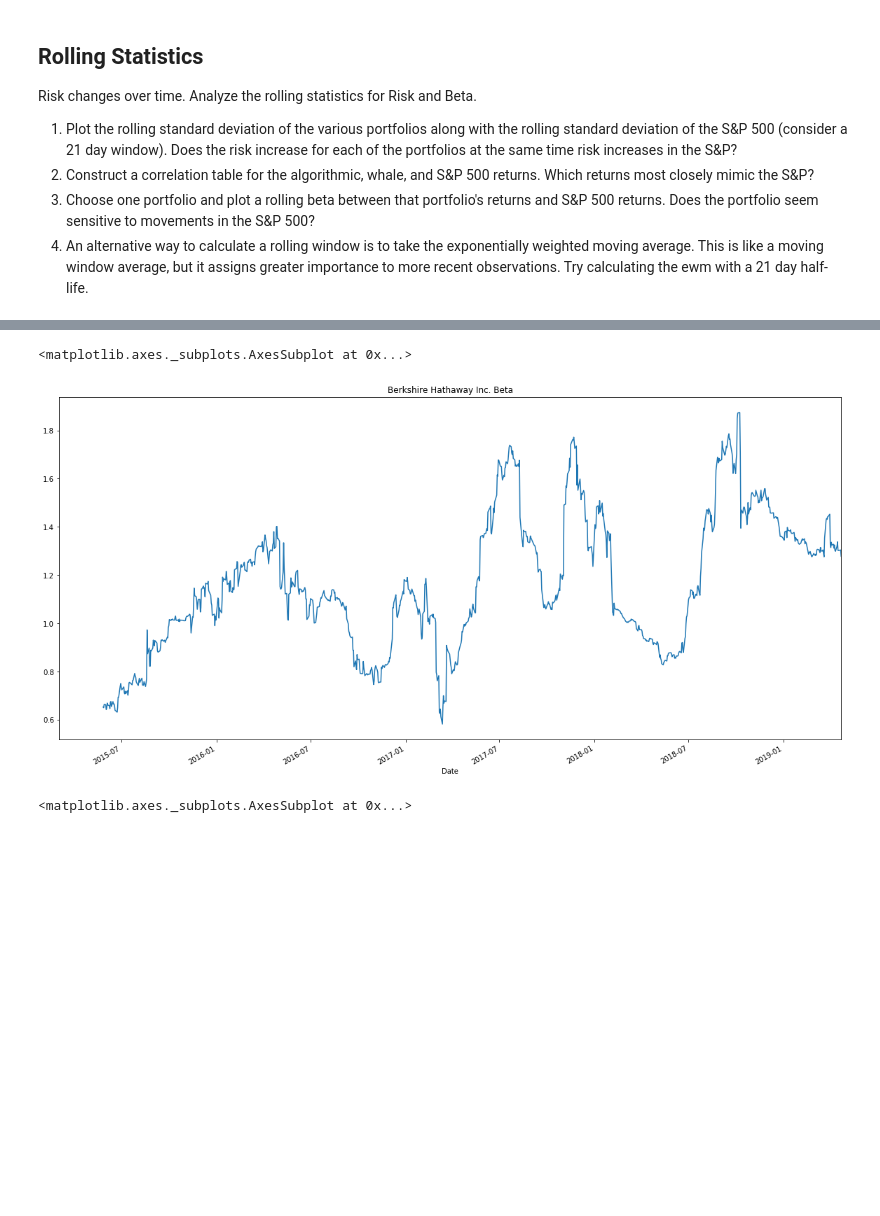
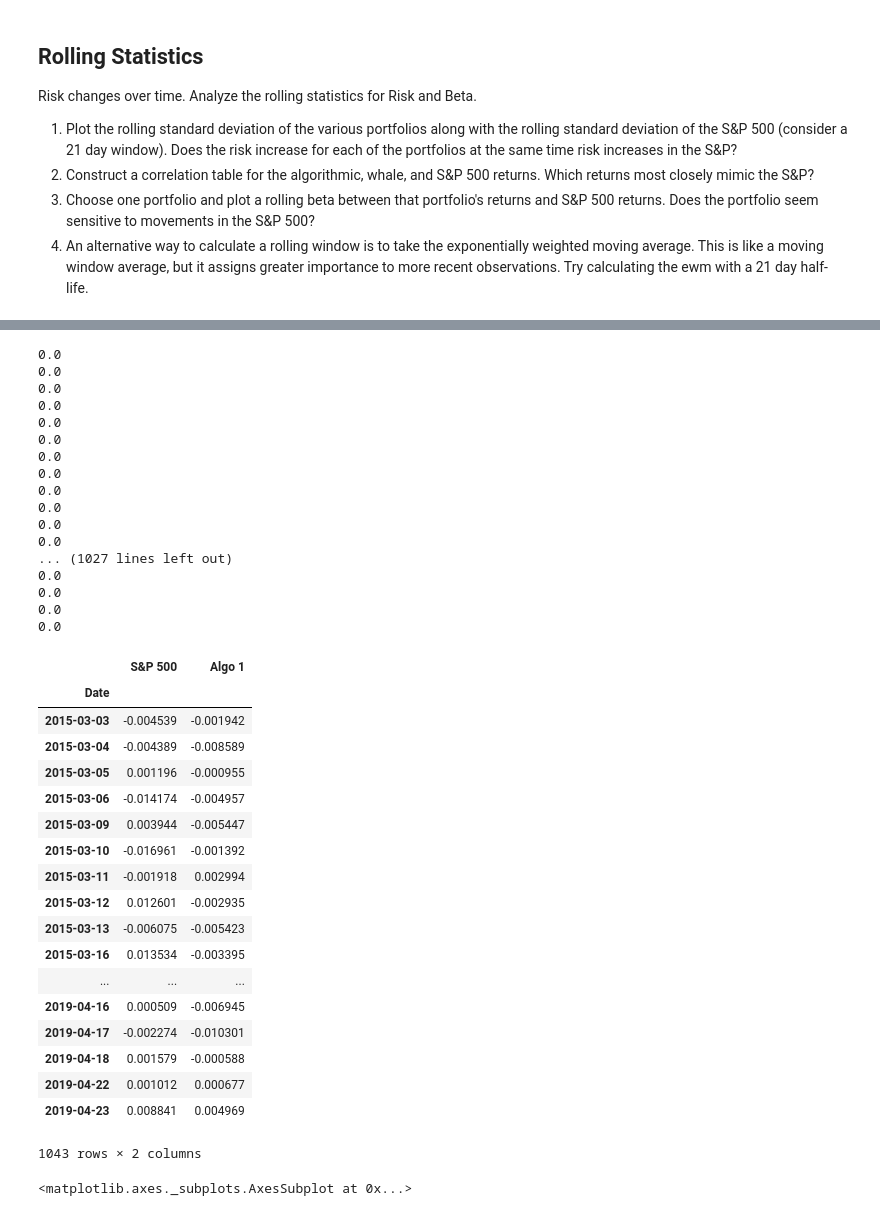
Before and after one commit to okarowolaju/python-homework, a Jupyter notebook: Whale/Starter_Code/whale_analysis.ipynb, the cells around one changed output, grey strips where cells are left out. Drawn from its saved outputs; the diff is of its cells as text; code cells hidden in the pictures; blank space fills up the shorter version.

Commit message:
figuring out stock beta regression series

```diff
--- a/Whale/Starter_Code/whale_analysis.ipynb
+++ b/Whale/Starter_Code/whale_analysis.ipynb
@@ -297,10 +301,58 @@ combined_results #.rolling(21).std()
 # %%
 # Calculate Beta for a single portfolio compared to the total market (S&P 500)
 # (Your graph may differ, dependent upon which portfolio you are comparing)
-# YOUR CODE HERE
+df_beta = combined_results2[["Date","S&P 500", "Algo 1"]]
+df_beta = df_beta.set_index("Date")
+df_beta.index
+for index, row in df_beta.iterrows():
+# for i in df_beta:
+
+    covariance_matrix = df_beta.cov()
+    covariance_coefecient = covariance_matrix.iloc[0,1]
+    print(row['S&P 500'].var())
+
+#     benchmark_variance = df_beta["S&P 500"].var()
+#     beta = covariance_coefecient / benchmark_variance
+#     df_beta['Beta'] = beta
+
+df_beta
 # %% [output]
-<matplotlib.axes._subplots.AxesSubplot at 0x...>
+0.0
+0.0
+0.0
+0.0
+0.0
+0.0
+0.0
+0.0
+0.0
+0.0
+0.0
+0.0
+... (1027 lines left out)
+0.0
+0.0
+0.0
+0.0
-[figure, removed]
+|  | S&P 500 | Algo 1 |
+| Date |  |  |
+| 2015-03-03 | -0.004539 | -0.001942 |
+| 2015-03-04 | -0.004389 | -0.008589 |
+| 2015-03-05 | 0.001196 | -0.000955 |
+| 2015-03-06 | -0.014174 | -0.004957 |
+| 2015-03-09 | 0.003944 | -0.005447 |
+| 2015-03-10 | -0.016961 | -0.001392 |
+| 2015-03-11 | -0.001918 | 0.002994 |
+| 2015-03-12 | 0.012601 | -0.002935 |
+| 2015-03-13 | -0.006075 | -0.005423 |
+| 2015-03-16 | 0.013534 | -0.003395 |
+| ... | ... | ... |
+| 2019-04-16 | 0.000509 | -0.006945 |
+| 2019-04-17 | -0.002274 | -0.010301 |
+| 2019-04-18 | 0.001579 | -0.000588 |
+| 2019-04-22 | 0.001012 | 0.000677 |
+| 2019-04-23 | 0.008841 | 0.004969 |
+1043 rows × 2 columns
 # %%
 # Calculate a rolling window using the exponentially weighted moving average.
 # YOUR CODE HERE
```
Also changed, not shown: parts of 9 cells of this notebook.
